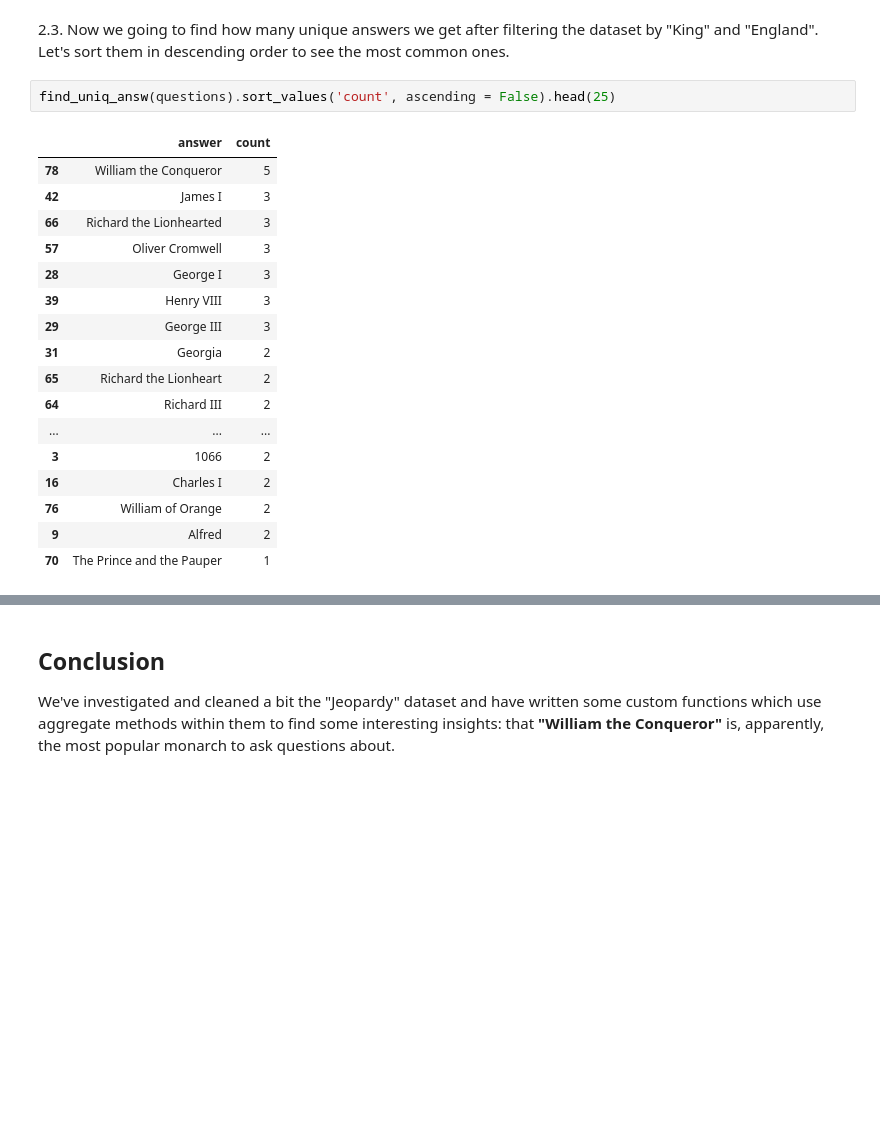
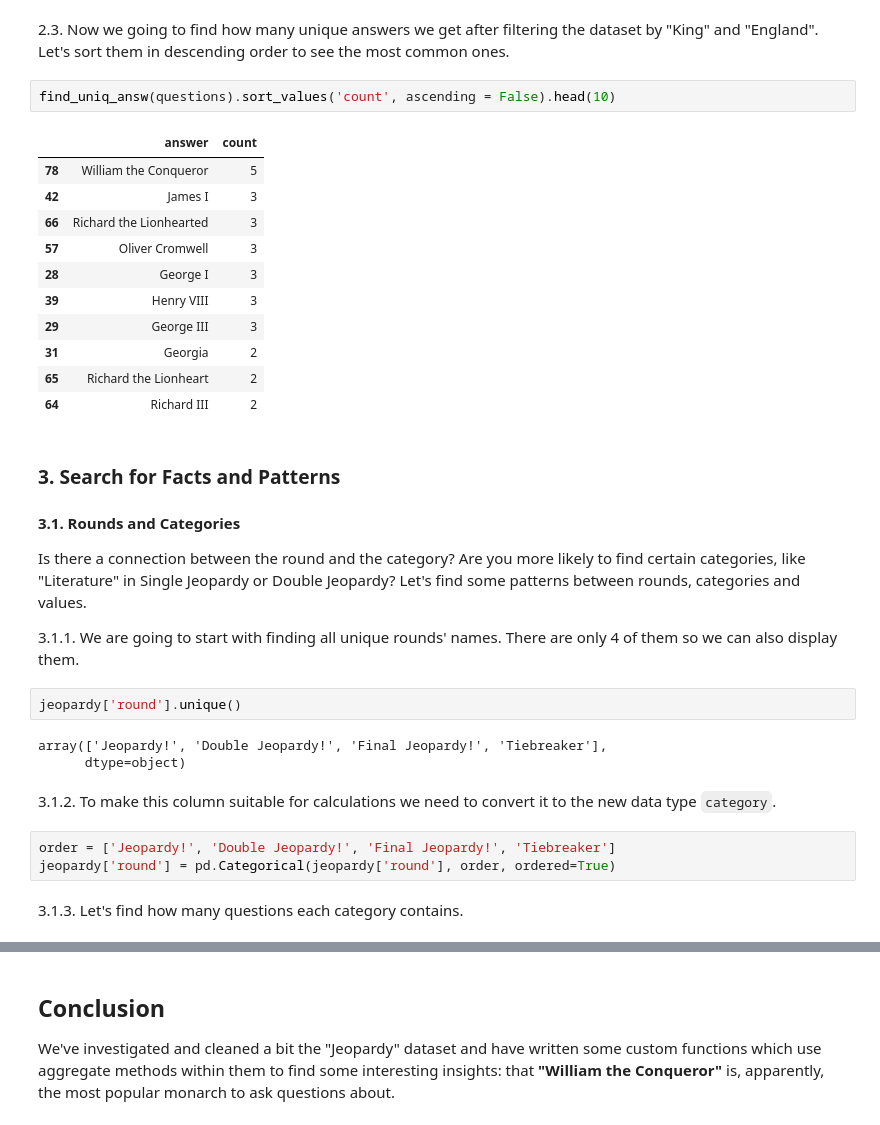
Before and after one commit to jadidaniel/jupyter-notebooks, a Jupyter notebook: jeopardy/jeopardy_project.ipynb, the cells around one changed output, grey strips where cells are left out. Cells and saved outputs as stored; diff of their text form; blank space fills up the shorter version.

```diff
--- a/jeopardy/jeopardy_project.ipynb
+++ b/jeopardy/jeopardy_project.ipynb
@@ -184,22 +163,36 @@ find_uniq_answ(jeopardy)
 # %% [markdown]
 2.3. Now we going to find how many unique answers we get after filtering the dataset by "King" and "England". Let's sort them in descending order to see the most common ones.
 # %%
-find_uniq_answ(questions).sort_values('count', ascending = False).head(25)
+find_uniq_answ(questions).sort_values('count', ascending = False).head(10)
 # %% [output]
 |  | answer | count |
 | 78 | William the Conqueror | 5 |
 | 42 | James I | 3 |
 | 66 | Richard the Lionhearted | 3 |
 | 57 | Oliver Cromwell | 3 |
 | 28 | George I | 3 |
 | 39 | Henry VIII | 3 |
 | 29 | George III | 3 |
 | 31 | Georgia | 2 |
 | 65 | Richard the Lionheart | 2 |
 | 64 | Richard III | 2 |
-| ... | ... | ... |
-| 3 | 1066 | 2 |
-| 16 | Charles I | 2 |
-| 76 | William of Orange | 2 |
-| 9 | Alfred | 2 |
-| 70 | The Prince and the Pauper | 1 |
+# %% [markdown]
+### 3. Search for Facts and Patterns
+
+#### 3.1. Rounds and Categories
+
+Is there a connection between the round and the category? Are you more likely to find certain categories, like "Literature" in Single Jeopardy or Double Jeopardy? Let's find some patterns between rounds, categories and values.
+
+3.1.1. We are going to start with finding all unique rounds' names. There are only 4 of them so we can also display them.
+# %%
+jeopardy['round'].unique()
+# %% [output]
+array(['Jeopardy!', 'Double Jeopardy!', 'Final Jeopardy!', 'Tiebreaker'],
+      dtype=object)
+# %% [markdown]
+3.1.2. To make this column suitable for calculations we need to convert it to the new data type `category`.
+# %%
+order = ['Jeopardy!', 'Double Jeopardy!', 'Final Jeopardy!', 'Tiebreaker']
+jeopardy['round'] = pd.Categorical(jeopardy['round'], order, ordered=True)
+# %% [markdown]
+3.1.3. Let's find how many questions each category contains.
```
Also changed, not shown: parts of 40 cells of this notebook.
